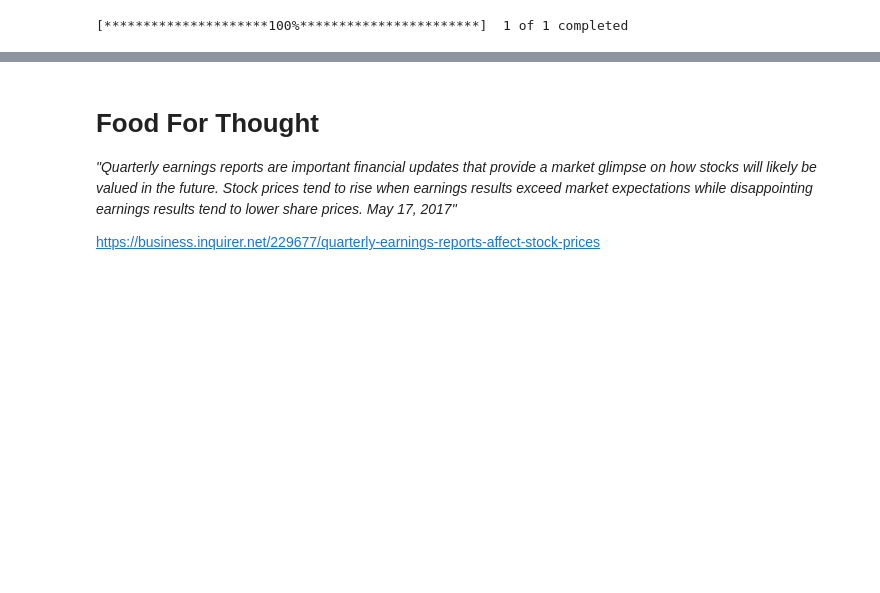
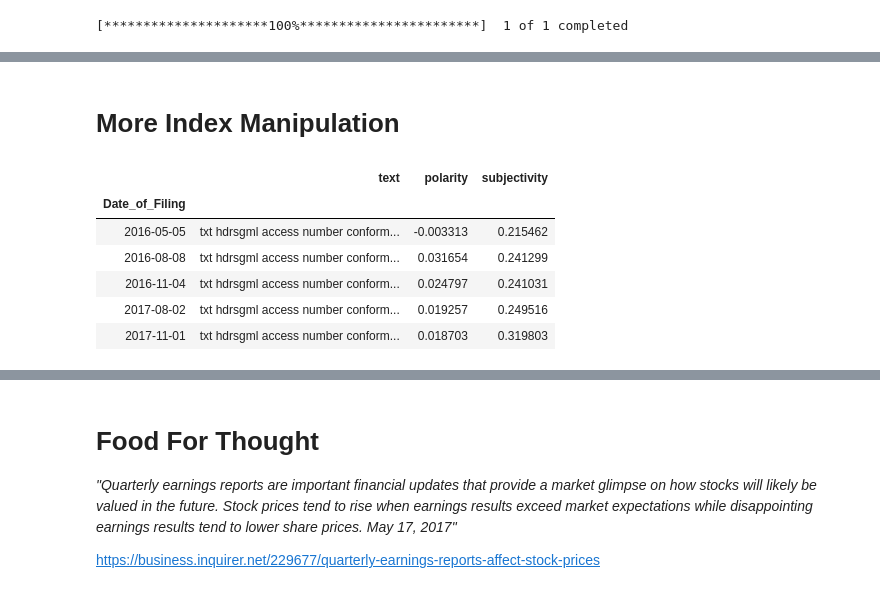
Before and after one commit to bmor2552/QQuarterlyInc, a Jupyter notebook: Notebooks/Step2_Modeling.ipynb, the cells around one changed output, grey strips where cells are left out. Cells and saved outputs as stored; diff of their text form; code cells hidden in the pictures; blank space fills up the shorter version.

```diff
--- a/Notebooks/Step2_Modeling.ipynb
+++ b/Notebooks/Step2_Modeling.ipynb
@@ -662,0 +659,8 @@ after = hist.loc[key, 'Adj Close'].mean()
+# %%
+# Code used below cam from Alice Zhao Link to github will be in Resource Section
+# Code used to calculate the sentiment polar and subjective value
+pol = lambda x: TextBlob(x).sentiment.polarity
+sub = lambda x: TextBlob(x).sentiment.subjectivity
+
+df['polarity'] = df['text'].apply(pol)
+df['subjectivity'] = df['text'].apply(sub)
@@ -662,0 +669,2 @@ after = hist.loc[key, 'Adj Close'].mean()
+# %%
+df['Date_of_Filing'] = pd.to_datetime(df['Dates_Filed']) # Creating column with datetime objects
@@ -662,0 +682,16 @@ after = hist.loc[key, 'Adj Close'].mean()
+# %% [markdown]
+# More Index Manipulation
+# %%
+df.set_index('Date_of_Filing', inplace = True) # setting date time object to index
+# %%
+df.drop(columns = 'Dates_Filed', inplace = True) # dropping unwanted columns
+# %%
+df.head() # Checking work
+# %% [output]
+|  | text | polarity | subjectivity |
+| Date_of_Filing |  |  |  |
+| 2016-05-05 | txt hdrsgml access number conform... | -0.003313 | 0.215462 |
+| 2016-08-08 | txt hdrsgml access number conform... | 0.031654 | 0.241299 |
+| 2016-11-04 | txt hdrsgml access number conform... | 0.024797 | 0.241031 |
+| 2017-08-02 | txt hdrsgml access number conform... | 0.019257 | 0.249516 |
+| 2017-11-01 | txt hdrsgml access number conform... | 0.018703 | 0.319803 |
```
Also changed, not shown: parts of 50 cells of this notebook, 1 other file.
